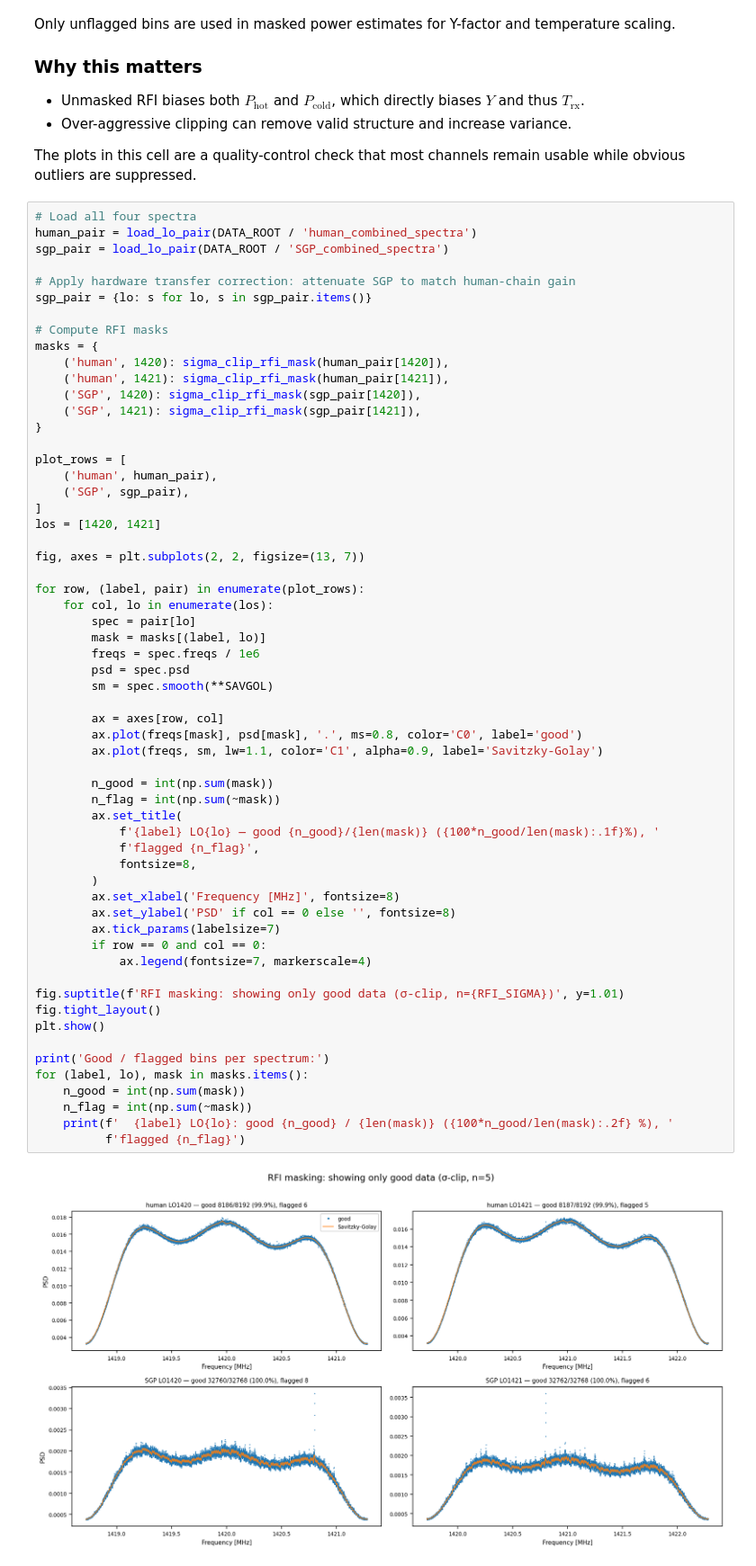
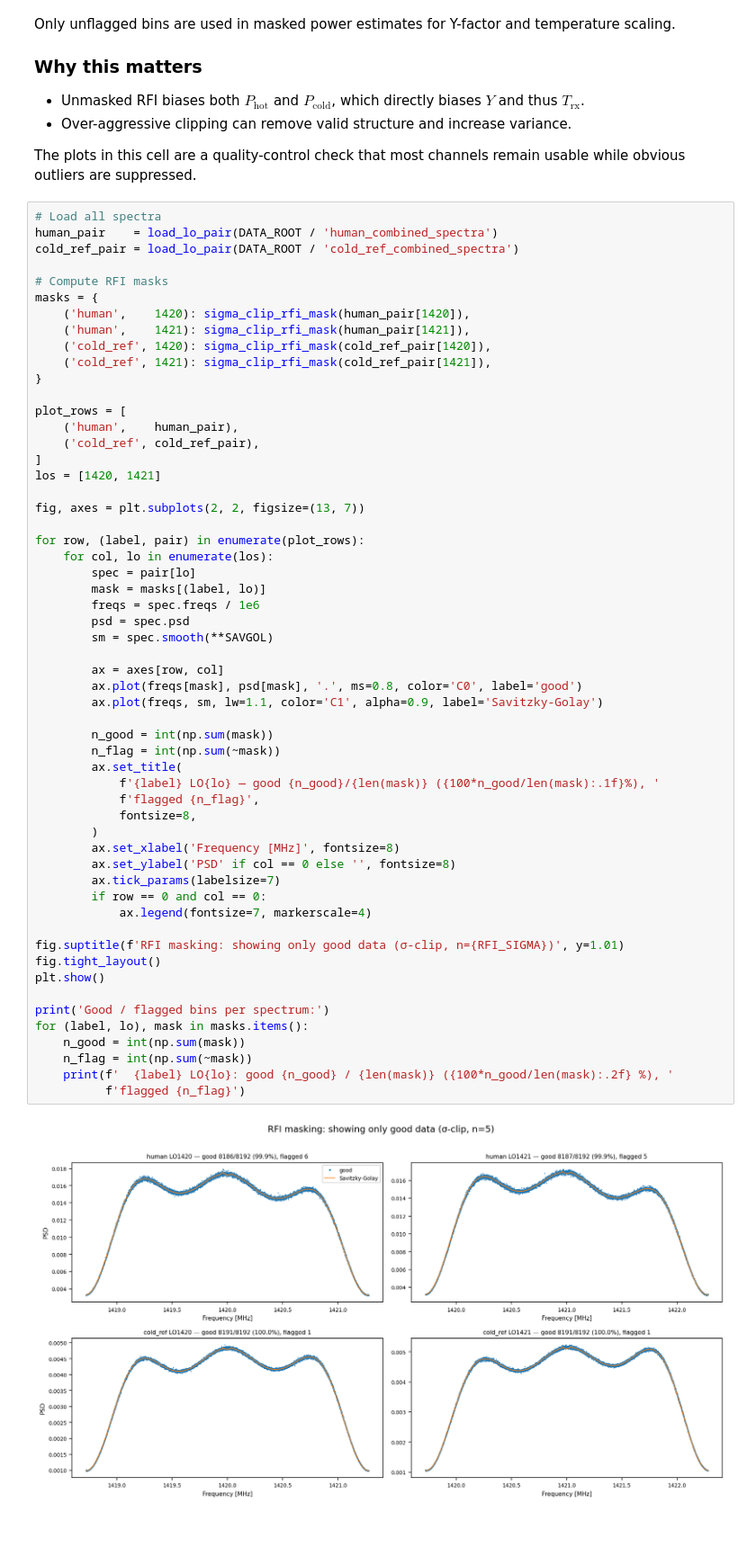
Before and after one commit to raw-asparagus/ay-121, a Jupyter notebook: labs/02/temperature_calibration.ipynb, the cells around one changed output. Shown at 90% size. Saved outputs shown, nothing was run; the diff lists cells and outputs as text; blank space fills up the shorter version.

```diff
--- a/labs/02/temperature_calibration.ipynb
+++ b/labs/02/temperature_calibration.ipynb
@@ -353,24 +354,21 @@ Only unflagged bins are used in masked power estimates for Y-factor and temperat
 
 The plots in this cell are a quality-control check that most channels remain usable while obvious outliers are suppressed.
 # %%
-# Load all four spectra
-human_pair = load_lo_pair(DATA_ROOT / 'human_combined_spectra')
-sgp_pair = load_lo_pair(DATA_ROOT / 'SGP_combined_spectra')
-
-# Apply hardware transfer correction: attenuate SGP to match human-chain gain
-sgp_pair = {lo: s for lo, s in sgp_pair.items()}
+# Load all spectra
+human_pair    = load_lo_pair(DATA_ROOT / 'human_combined_spectra')
+cold_ref_pair = load_lo_pair(DATA_ROOT / 'cold_ref_combined_spectra')
 
 # Compute RFI masks
 masks = {
-    ('human', 1420): sigma_clip_rfi_mask(human_pair[1420]),
-    ('human', 1421): sigma_clip_rfi_mask(human_pair[1421]),
-    ('SGP', 1420): sigma_clip_rfi_mask(sgp_pair[1420]),
-    ('SGP', 1421): sigma_clip_rfi_mask(sgp_pair[1421]),
+    ('human',    1420): sigma_clip_rfi_mask(human_pair[1420]),
+    ('human',    1421): sigma_clip_rfi_mask(human_pair[1421]),
+    ('cold_ref', 1420): sigma_clip_rfi_mask(cold_ref_pair[1420]),
+    ('cold_ref', 1421): sigma_clip_rfi_mask(cold_ref_pair[1421]),
 }
 
 plot_rows = [
-    ('human', human_pair),
-    ('SGP', sgp_pair),
+    ('human',    human_pair),
+    ('cold_ref', cold_ref_pair),
 ]
 los = [1420, 1421]
 
@@ -385,34 +383,34 @@ for row, (label, pair) in enumerate(plot_rows):
         sm = spec.smooth(**SAVGOL)
 
         ax = axes[row, col]
         ax.plot(freqs[mask], psd[mask], '.', ms=0.8, color='C0', label='good')
         ax.plot(freqs, sm, lw=1.1, color='C1', alpha=0.9, label='Savitzky-Golay')
 
         n_good = int(np.sum(mask))
         n_flag = int(np.sum(~mask))
         ax.set_title(
             f'{label} LO{lo} — good {n_good}/{len(mask)} ({100*n_good/len(mask):.1f}%), '
             f'flagged {n_flag}',
             fontsize=8,
         )
         ax.set_xlabel('Frequency [MHz]', fontsize=8)
         ax.set_ylabel('PSD' if col == 0 else '', fontsize=8)
         ax.tick_params(labelsize=7)
         if row == 0 and col == 0:
             ax.legend(fontsize=7, markerscale=4)
 
 fig.suptitle(f'RFI masking: showing only good data (σ-clip, n={RFI_SIGMA})', y=1.01)
 fig.tight_layout()
 plt.show()
 
 print('Good / flagged bins per spectrum:')
 for (label, lo), mask in masks.items():
     n_good = int(np.sum(mask))
     n_flag = int(np.sum(~mask))
     print(f'  {label} LO{lo}: good {n_good} / {len(mask)} ({100*n_good/len(mask):.2f} %), '
           f'flagged {n_flag}')
 # %% [output]
-[figure, old version]
+[figure, new version]
 Good / flagged bins per spectrum:
   human LO1420: good 8186 / 8192 (99.93 %), flagged 6
   human LO1421: good 8187 / 8192 (99.94 %), flagged 5
```
Also changed, not shown: parts of 7 cells of this notebook, 34 other files.
